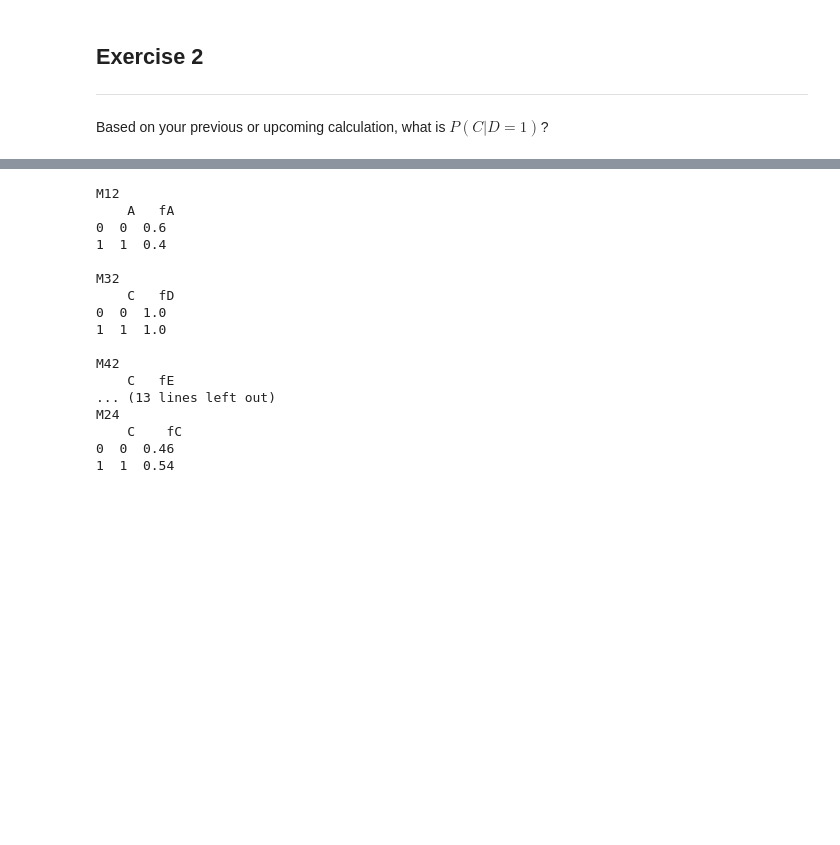
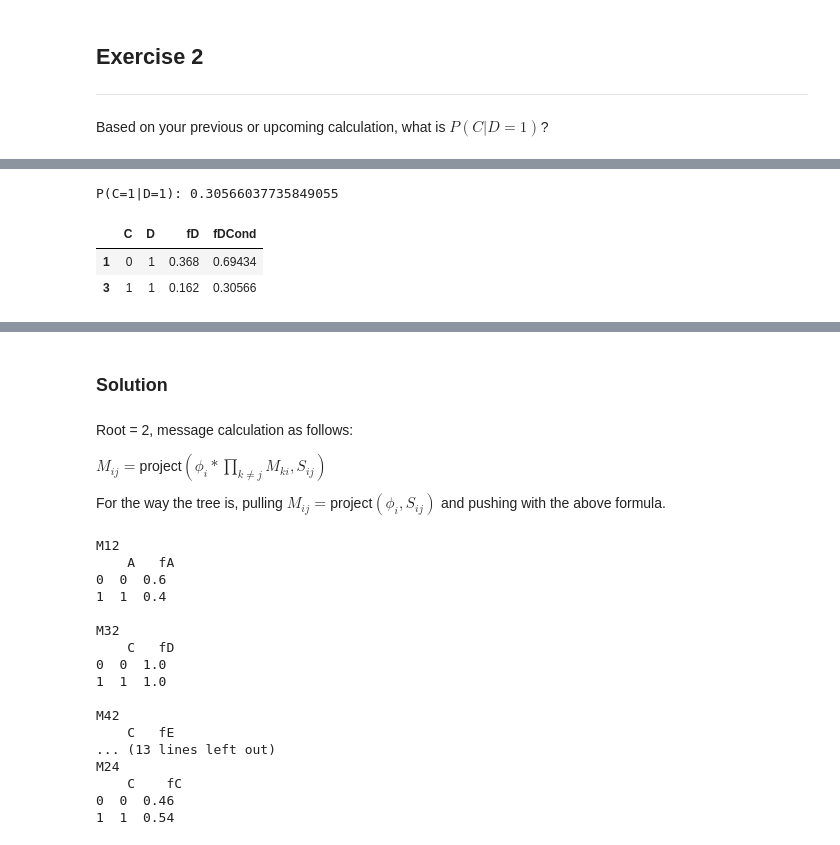
Before and after one commit to dmcarmen/PGM2021, a Jupyter notebook: week4/exercise_4_2021.ipynb, the cells around one changed output, grey strips where cells are left out. Drawn from its saved outputs; the diff is of its cells as text; code cells hidden in the pictures; blank space fills up the shorter version.

```diff
--- a/week4/exercise_4_2021.ipynb
+++ b/week4/exercise_4_2021.ipynb
@@ -1,32 +1,3 @@
-# %%
-def getVars(S):
-    vs = set()
-    for node in S:
-        vs.update(set(f[node].columns[:-1]))
-    return vs
-
-f=ini()
-Q=['C', 'D']
-S= list(f.keys())
-fr = Q[0]
-print(S, fr)
-
-while len(S)>1:
-    fi = list(filter(lambda x: x!=fr, S))[0]
-    S.remove(fi)
-    print('2')
-    print(S,getVars(S))
-    V = list(set(f[fi].columns[:-1]).difference(getVars(S)))
-    print('3')
-    print(f[fi].columns[:-1], S, V)
-
-    f[fi] = sumOut(fi, V)
-    f[S[0]]= mult(S[0], fi)
-    print('4')
-    print(f[S[0]], S[0])
-    print()
-
-proj(fr, Q)
 # %% [markdown]
 # Probabilistic Models – Spring 2021
 ## Exercise Session 4
@@ -185,5 +158,8 @@ f[fj] = mult(fj, fi)
 
 # final result
 V=['C','D']
-proj(fr, V)
+pCD = proj(fr, V)
+
+print('P(C=0,D=0):', pCD[(pCD['C']==0) & (pCD['D']==0)]['fD'].item())
+pCD
 # %% [output]
@@ -249,3 +185,14 @@ pCID1
+# %%
+pCID1 = pCD[pCD['D']==1].copy()
+pD1 = pCID1['fD'].sum()
+pCID1['fDCond'] = pCID1['fD']/pD1
+print('P(C=1|D=1):', pCID1[pCID1['C']==1]['fDCond'].item())
+pCID1
+# %% [output]
+P(C=1|D=1): 0.30566037735849055
+|  | C | D | fD | fDCond |
+| 1 | 0 | 1 | 0.368 | 0.69434 |
+| 3 | 1 | 1 | 0.162 | 0.30566 |
 # %% [markdown]
 ## Exercise 3
 ***
@@ -275,6 +222,8 @@ A & f_A \\ \hline
 \end{array}
 \end{aligned}
 $$
+# %% [markdown]
+### Solution
 # %%
 #Same functions as before, taking df as parameter instead of letter
 def multPass(f1, f2):
@@ -294,4 +243,10 @@ def sumOutPass(f1, V):
 def projPass(f1, V):
     V = list(set(f1.columns[:-1]).difference(set(V)))
     return sumOutPass(f1, V)
+# %% [markdown]
+Root = 2, message calculation as follows:
+
+$M_{ij} =$project$(\phi_i*\prod_{k\neq j}M_{ki}, S_{ij})$
+
+For the way the tree is, pulling $M_{ij} =$project$(\phi_i, S_{ij})$ and pushing with the above formula.
 # %%
```
Also changed, not shown: parts of 15 cells of this notebook.
